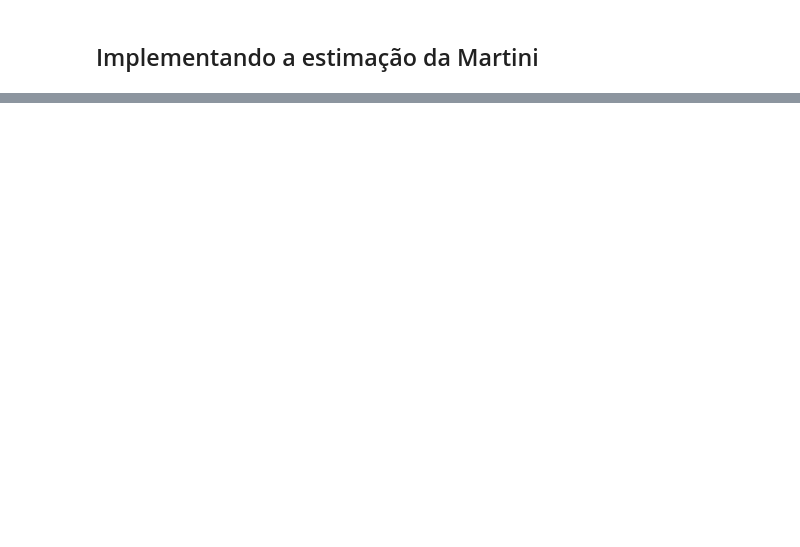
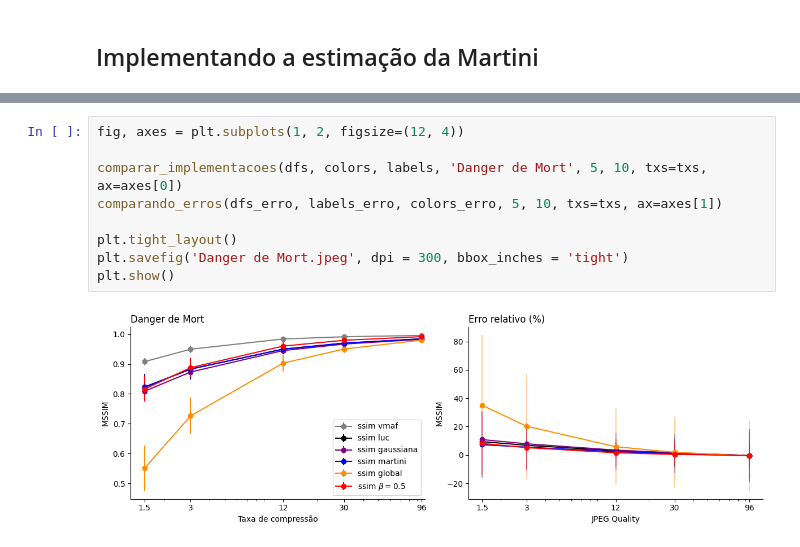
Before and after one commit to Drey-cf/Master-s-projects, a Jupyter notebook: Só LFs.ipynb, the cells around one changed output, grey strips where cells are left out. Saved outputs shown, nothing was run; the diff lists cells and outputs as text; blank space fills up the shorter version.

```diff
--- a/Só LFs.ipynb
+++ b/Só LFs.ipynb
@@ -453,0 +658,11 @@ ax[1, 1].legend();
+# %%
+fig, axes = plt.subplots(1, 2, figsize=(12, 4))
+
+comparar_implementacoes(dfs, colors, labels, 'Danger de Mort', 5, 10, txs=txs, ax=axes[0])
+comparando_erros(dfs_erro, labels_erro, colors_erro, 5, 10, txs=txs, ax=axes[1])
+
+plt.tight_layout()
+plt.savefig('Danger de Mort.jpeg', dpi = 300, bbox_inches = 'tight')
+plt.show()
+# %% [output]
+[figure, added]
```
Also changed, not shown: parts of 63 cells of this notebook, 2 other files.
